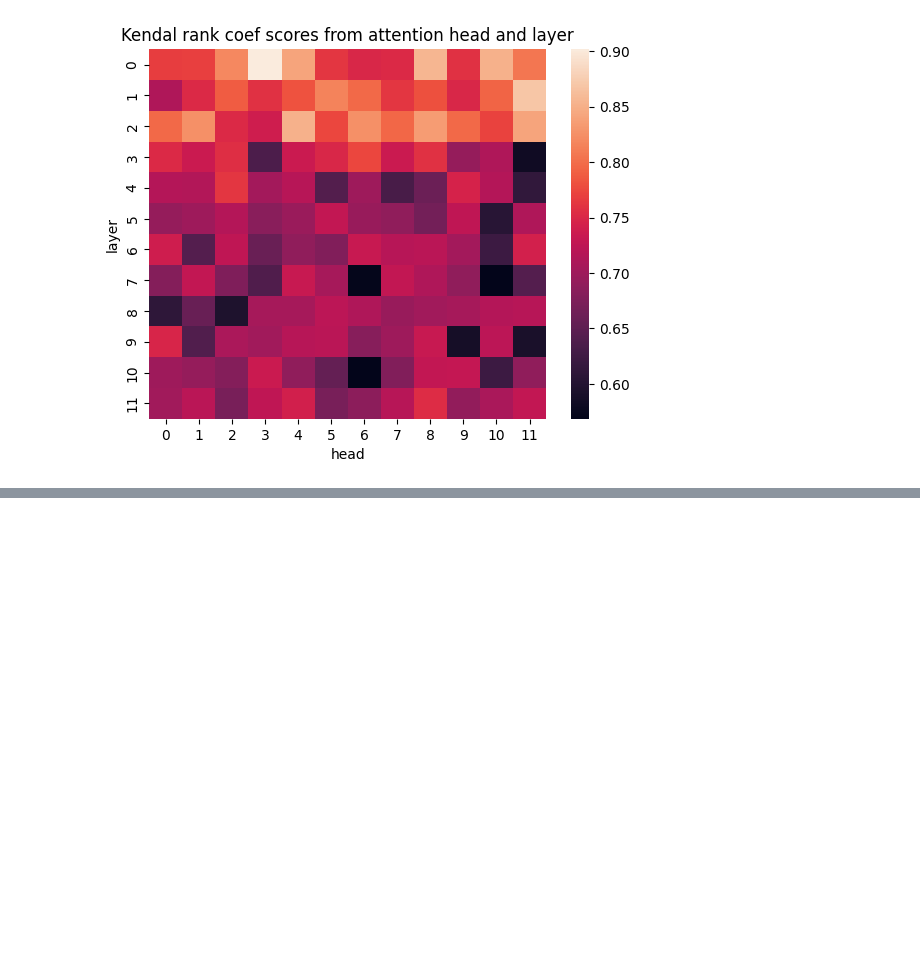
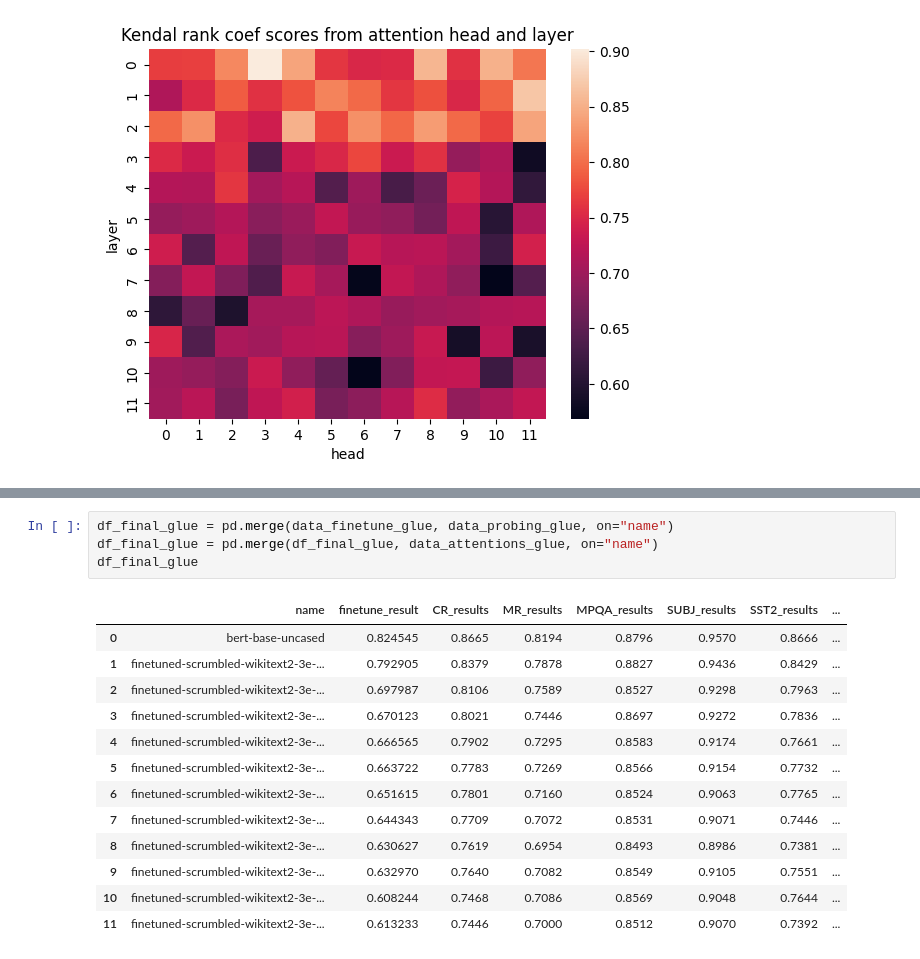
Before and after one commit to ShishckovA/FinetuniePerformancePrediction, a Jupyter notebook: src/final_regressor.ipynb, the cells around one changed output, grey strips where cells are left out. Drawn from its saved outputs; the diff is of its cells as text; blank space fills up the shorter version.

```diff
--- a/src/final_regressor.ipynb
+++ b/src/final_regressor.ipynb
@@ -321,0 +394,18 @@ plt.ylabel("layer");
+# %%
+df_final_glue = pd.merge(data_finetune_glue, data_probing_glue, on="name")
+df_final_glue = pd.merge(df_final_glue, data_attentions_glue, on="name")
+df_final_glue
+# %% [output]
+|  | name | finetune_result | CR_results | MR_results | MPQA_results | SUBJ_results | SST2_results | ... |
+| 0 | bert-base-uncased | 0.824545 | 0.8665 | 0.8194 | 0.8796 | 0.9570 | 0.8666 | ... |
+| 1 | finetuned-scrumbled-wikitext2-3e-... | 0.792905 | 0.8379 | 0.7878 | 0.8827 | 0.9436 | 0.8429 | ... |
+| 2 | finetuned-scrumbled-wikitext2-3e-... | 0.697987 | 0.8106 | 0.7589 | 0.8527 | 0.9298 | 0.7963 | ... |
+| 3 | finetuned-scrumbled-wikitext2-3e-... | 0.670123 | 0.8021 | 0.7446 | 0.8697 | 0.9272 | 0.7836 | ... |
+| 4 | finetuned-scrumbled-wikitext2-3e-... | 0.666565 | 0.7902 | 0.7295 | 0.8583 | 0.9174 | 0.7661 | ... |
+| 5 | finetuned-scrumbled-wikitext2-3e-... | 0.663722 | 0.7783 | 0.7269 | 0.8566 | 0.9154 | 0.7732 | ... |
+| 6 | finetuned-scrumbled-wikitext2-3e-... | 0.651615 | 0.7801 | 0.7160 | 0.8524 | 0.9063 | 0.7765 | ... |
+| 7 | finetuned-scrumbled-wikitext2-3e-... | 0.644343 | 0.7709 | 0.7072 | 0.8531 | 0.9071 | 0.7446 | ... |
+| 8 | finetuned-scrumbled-wikitext2-3e-... | 0.630627 | 0.7619 | 0.6954 | 0.8493 | 0.8986 | 0.7381 | ... |
+| 9 | finetuned-scrumbled-wikitext2-3e-... | 0.632970 | 0.7640 | 0.7082 | 0.8549 | 0.9105 | 0.7551 | ... |
+| 10 | finetuned-scrumbled-wikitext2-3e-... | 0.608244 | 0.7468 | 0.7086 | 0.8569 | 0.9048 | 0.7644 | ... |
+| 11 | finetuned-scrumbled-wikitext2-3e-... | 0.613233 | 0.7446 | 0.7000 | 0.8512 | 0.9070 | 0.7392 | ... |
```
Also changed, not shown: parts of 10 cells of this notebook.
